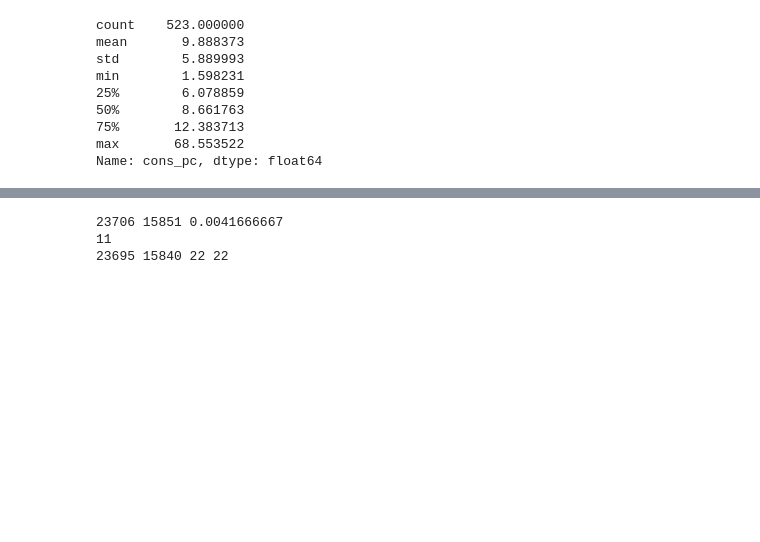
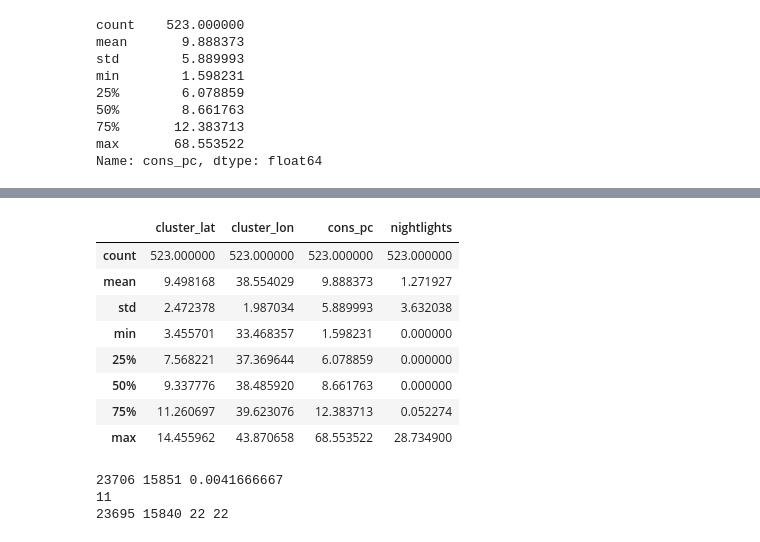
Before and after one commit to ladis-jil/Predicting-Economic-Activity-Satelite-Imagery, a Jupyter notebook: notebooks/notebook_test_lc.ipynb, the cells around one changed output, grey strips where cells are left out. Saved outputs shown, nothing was run; the diff lists cells and outputs as text; code cells hidden in the pictures; blank space fills up the shorter version.

```diff
--- a/notebooks/notebook_test_lc.ipynb
+++ b/notebooks/notebook_test_lc.ipynb
@@ -246,5 +246,15 @@ df_eth_download = generate_download_locations(filtered_df)
 # %%
-# df_eth_download.head()
+data.describe()
+# %% [output]
+|  | cluster_lat | cluster_lon | cons_pc | nightlights |
+| count | 523.000000 | 523.000000 | 523.000000 | 523.000000 |
+| mean | 9.498168 | 38.554029 | 9.888373 | 1.271927 |
+| std | 2.472378 | 1.987034 | 5.889993 | 3.632038 |
+| min | 3.455701 | 33.468357 | 1.598231 | 0.000000 |
+| 25% | 7.568221 | 37.369644 | 6.078859 | 0.000000 |
+| 50% | 9.337776 | 38.485920 | 8.661763 | 0.000000 |
+| 75% | 11.260697 | 39.623076 | 12.383713 | 0.052274 |
+| max | 14.455962 | 43.870658 | 68.553522 | 28.734900 |
 # %%
 import folium
 m = folium.Map(location=[df_eth_download['image_lat'].mean(), df_eth_download['image_lon'].mean()], zoom_start=15)
```
Also changed, not shown: parts of 9 cells of this notebook, 10 other files.
